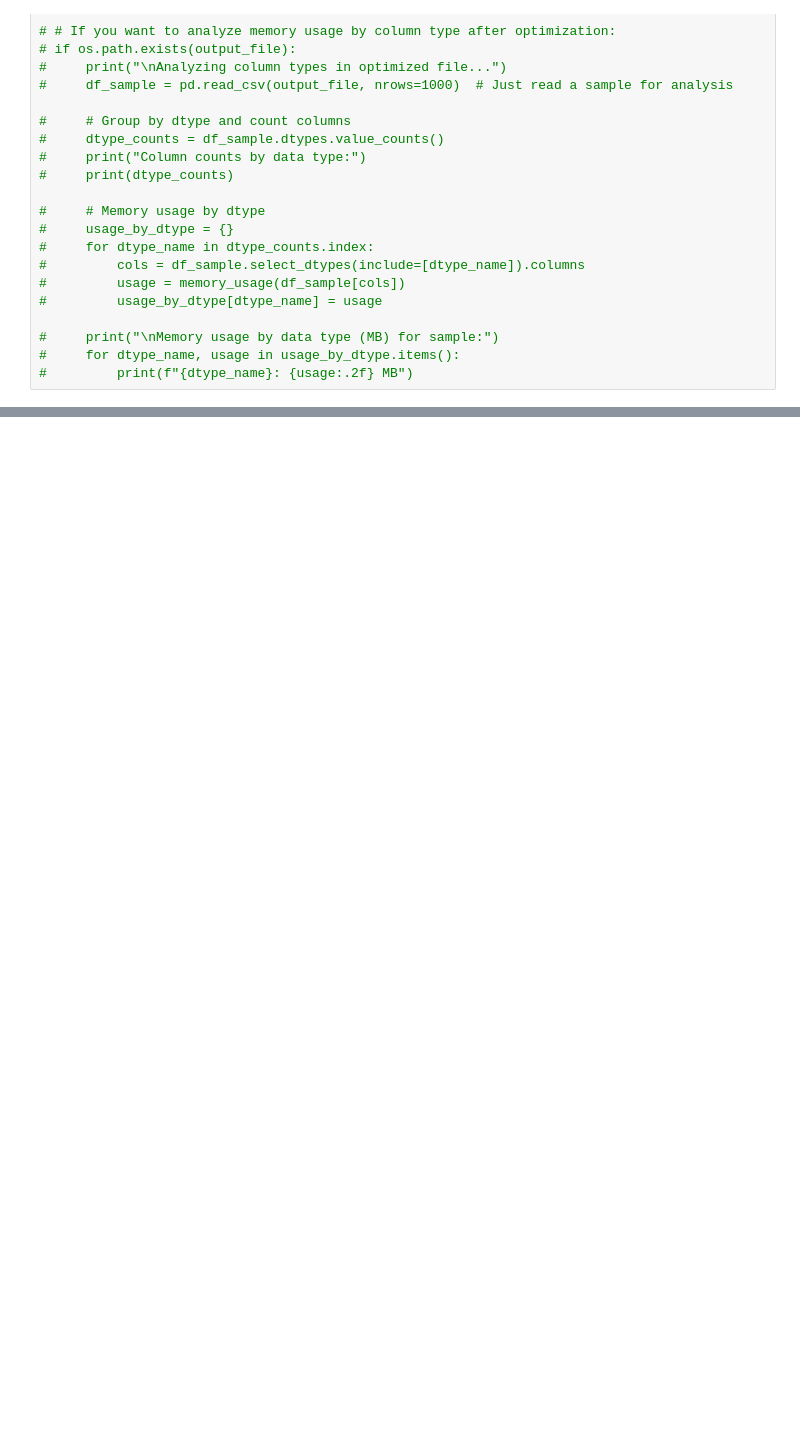
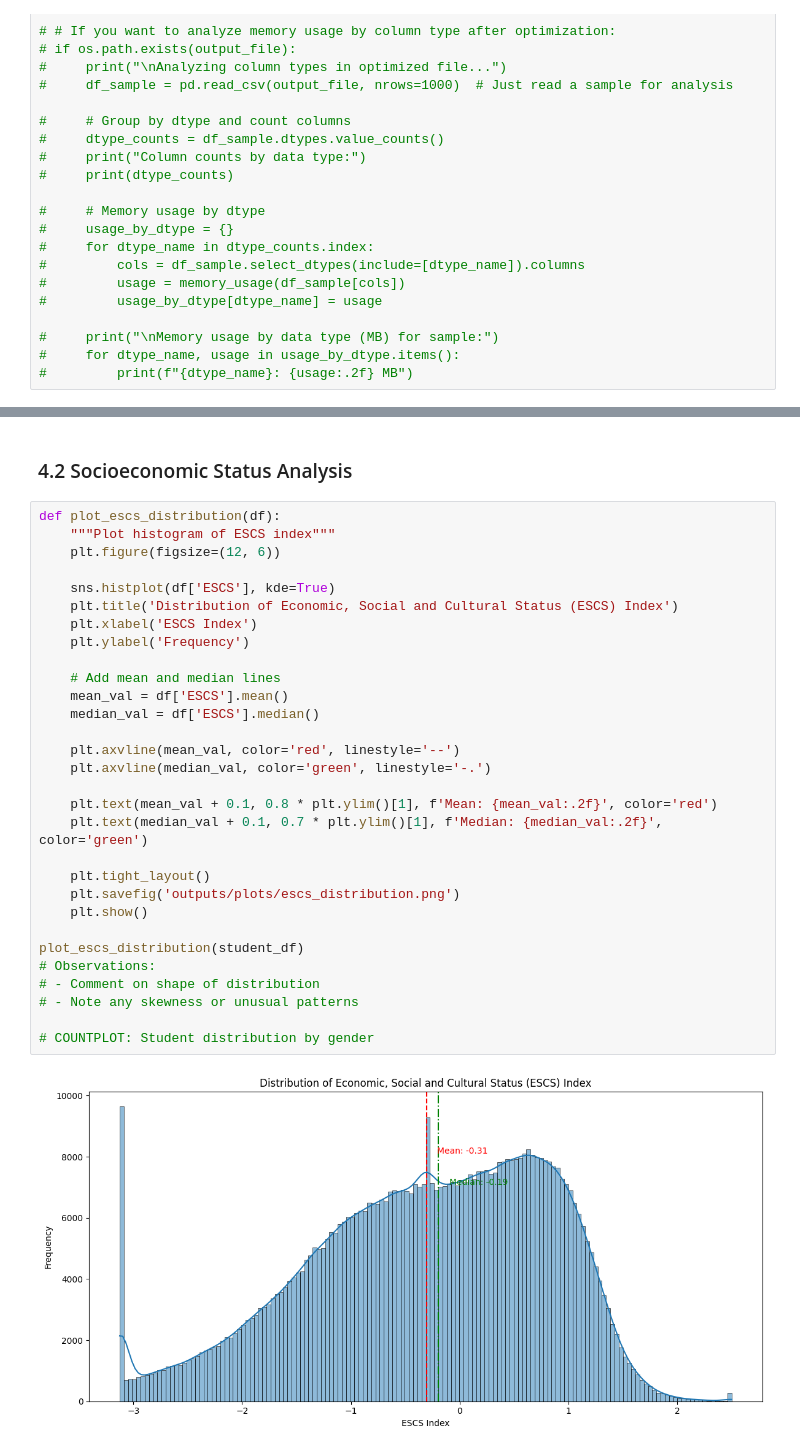
Before and after one commit to obadaDeg/pisa-data-visualization-project, a Jupyter notebook: data_analysis/data_visualization.ipynb, the cells around one changed output, grey strips where cells are left out. Saved outputs shown, nothing was run; the diff lists cells and outputs as text; blank space fills up the shorter version.

```diff
--- a/data_analysis/data_visualization.ipynb
+++ b/data_analysis/data_visualization.ipynb
@@ -917,0 +932,34 @@ Analysis complete! Results saved to 'outputs/tables/' and plots saved to 'output
+# %% [markdown]
+### 4.2 Socioeconomic Status Analysis
+# %%
+def plot_escs_distribution(df):
+    """Plot histogram of ESCS index"""
+    plt.figure(figsize=(12, 6))
+
+    sns.histplot(df['ESCS'], kde=True)
+    plt.title('Distribution of Economic, Social and Cultural Status (ESCS) Index')
+    plt.xlabel('ESCS Index')
+    plt.ylabel('Frequency')
+
+    # Add mean and median lines
+    mean_val = df['ESCS'].mean()
+    median_val = df['ESCS'].median()
+
+    plt.axvline(mean_val, color='red', linestyle='--')
+    plt.axvline(median_val, color='green', linestyle='-.')
+
+    plt.text(mean_val + 0.1, 0.8 * plt.ylim()[1], f'Mean: {mean_val:.2f}', color='red')
+    plt.text(median_val + 0.1, 0.7 * plt.ylim()[1], f'Median: {median_val:.2f}', color='green')
+
+    plt.tight_layout()
+    plt.savefig('outputs/plots/escs_distribution.png')
+    plt.show()
+
+plot_escs_distribution(student_df)
+# Observations:
+# - Comment on shape of distribution
+# - Note any skewness or unusual patterns
+
+# COUNTPLOT: Student distribution by gender
+# %% [output]
+[figure, added]
```
Also changed, not shown: parts of 47 cells of this notebook, 38 other files.
